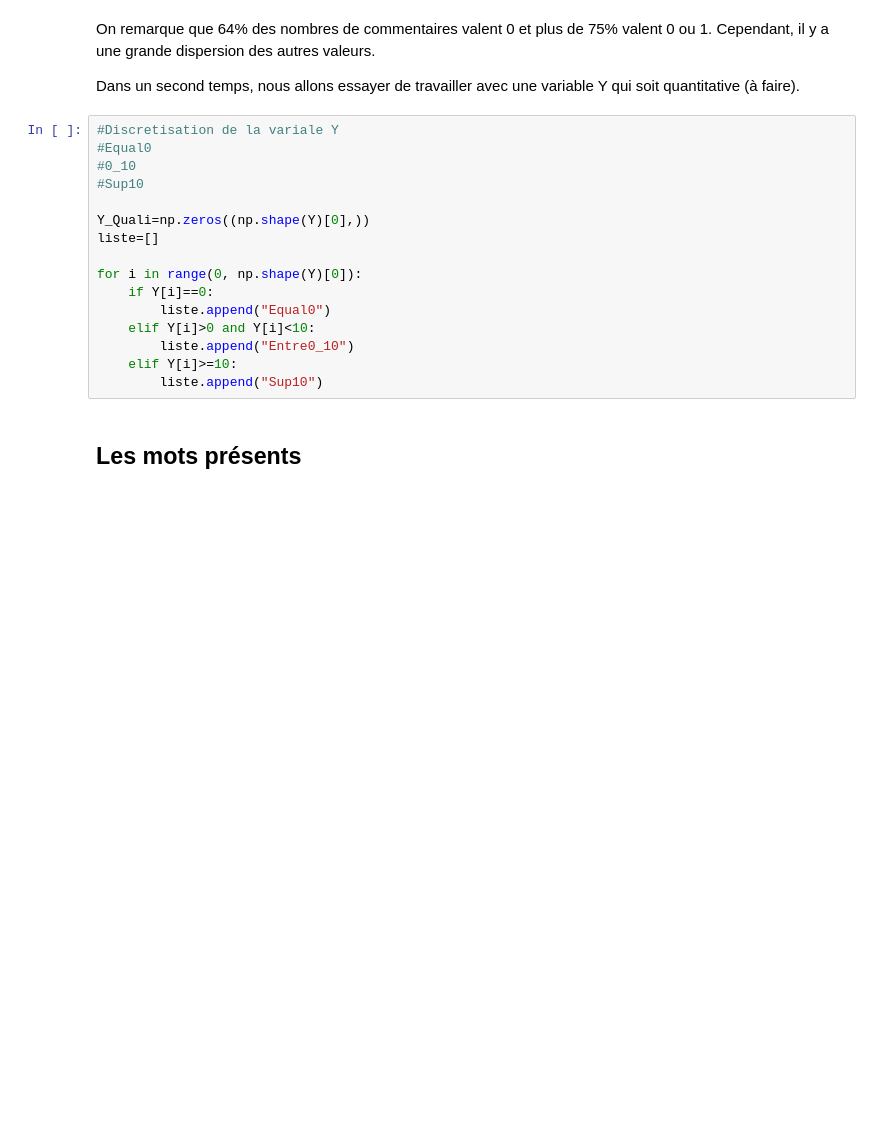
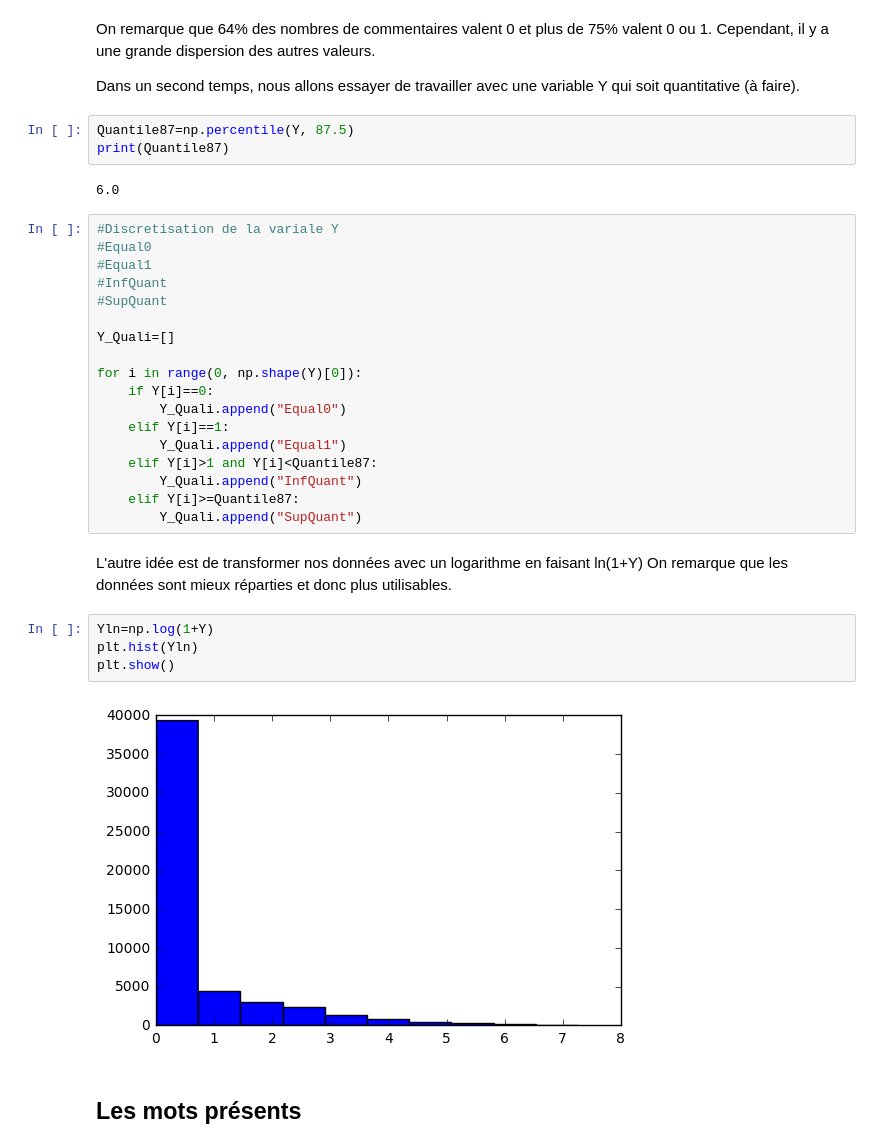
Before and after one commit to LilianBeuneche/Donnees, a Jupyter notebook: Projet 5GMM Python.ipynb, the cells around one changed output. Saved outputs shown, nothing was run; the diff lists cells and outputs as text; blank space fills up the shorter version.

```diff
--- a/Projet 5GMM Python.ipynb
+++ b/Projet 5GMM Python.ipynb
@@ -125,22 +126,38 @@ On remarque que 64% des nombres de commentaires valent 0 et plus de 75% valent 0
 Cependant, il y a une grande dispersion des autres valeurs.
 
 Dans un second temps, nous allons essayer de travailler avec une variable Y qui soit quantitative (à faire).
+# %%
+Quantile87=np.percentile(Y, 87.5)
+print(Quantile87)
+# %% [output]
+6.0
 # %%
 #Discretisation de la variale Y
 #Equal0
-#0_10
-#Sup10
+#Equal1
+#InfQuant
+#SupQuant
 
-Y_Quali=np.zeros((np.shape(Y)[0],))
-liste=[]
+Y_Quali=[]
 
 for i in range(0, np.shape(Y)[0]):
     if Y[i]==0:
-        liste.append("Equal0")
-    elif Y[i]>0 and Y[i]<10:
-        liste.append("Entre0_10")
-    elif Y[i]>=10:
-        liste.append("Sup10")
+        Y_Quali.append("Equal0")
+    elif Y[i]==1:
+        Y_Quali.append("Equal1")
+    elif Y[i]>1 and Y[i]<Quantile87:
+        Y_Quali.append("InfQuant")
+    elif Y[i]>=Quantile87:
+        Y_Quali.append("SupQuant")
+# %% [markdown]
+L'autre idée est de transformer nos données avec un logarithme en faisant ln(1+Y)
+On remarque que les données sont mieux réparties et donc plus utilisables.
+# %%
+Yln=np.log(1+Y)
+plt.hist(Yln)
+plt.show()
+# %% [output]
+[figure, added]
 # %% [markdown]
 ## Les mots présents
 # %% [markdown]
```
Also changed, not shown: parts of 12 cells of this notebook.
